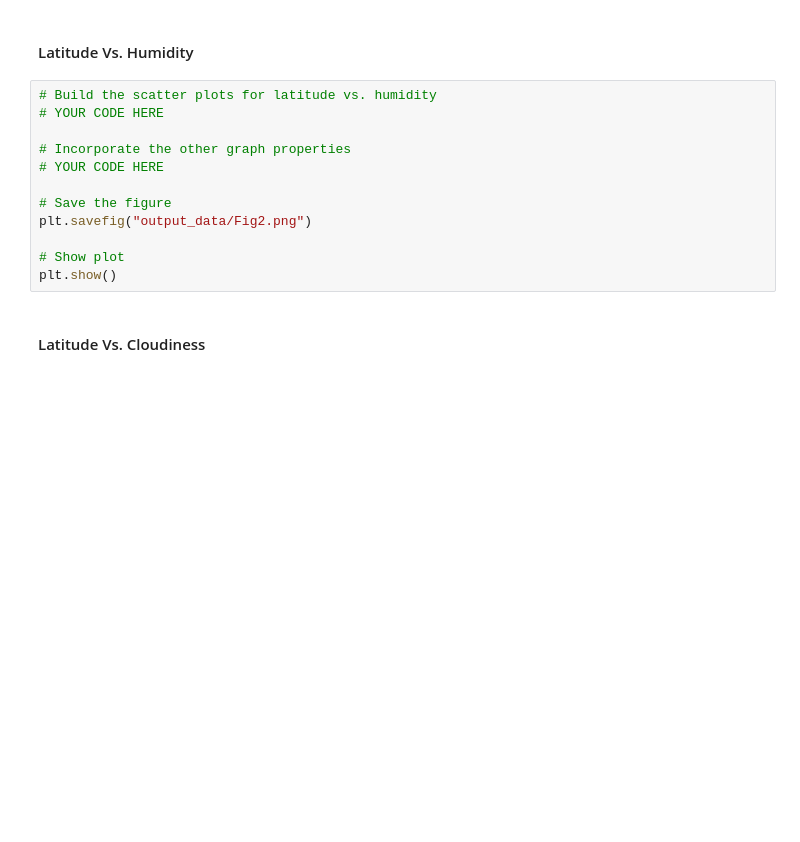
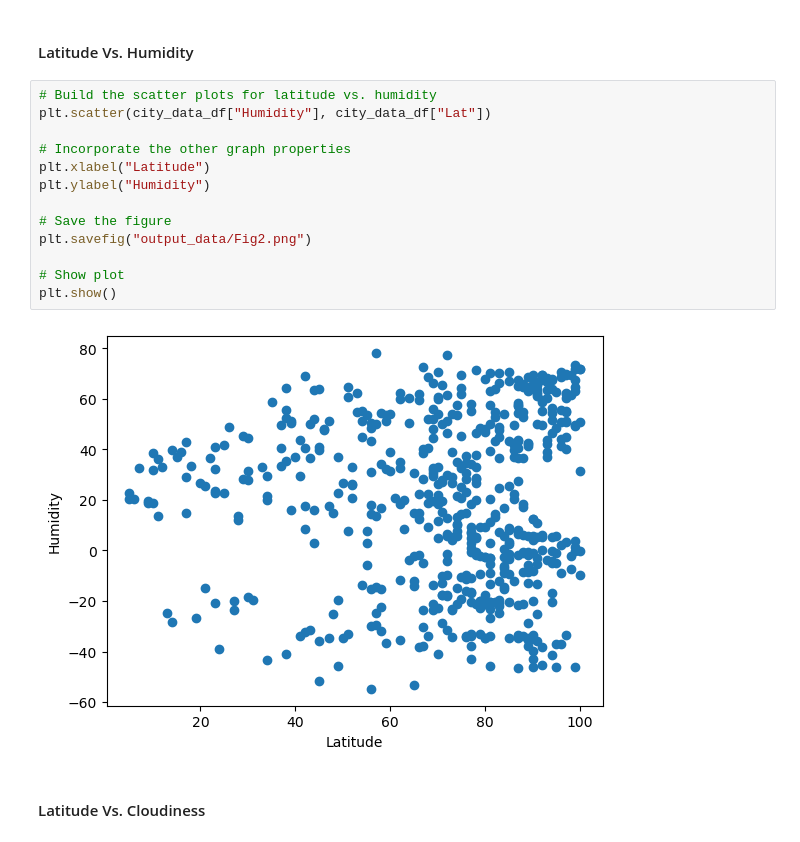
Before and after one commit to johnsonjulien/python-api-challenge, a Jupyter notebook: WeatherPy.ipynb, the cells around one changed output. Drawn from its saved outputs; the diff is of its cells as text; blank space fills up the shorter version.

```diff
--- a/WeatherPy.ipynb
+++ b/WeatherPy.ipynb
@@ -166,16 +227,19 @@ plt.show()
 #### Latitude Vs. Humidity
 # %%
 # Build the scatter plots for latitude vs. humidity
-# YOUR CODE HERE
+plt.scatter(city_data_df["Humidity"], city_data_df["Lat"])
 
 # Incorporate the other graph properties
-# YOUR CODE HERE
+plt.xlabel("Latitude")
+plt.ylabel("Humidity")
 
 # Save the figure
 plt.savefig("output_data/Fig2.png")
 
 # Show plot
 plt.show()
+# %% [output]
+[figure, added]
 # %% [markdown]
 #### Latitude Vs. Cloudiness
 # %%
```
Also changed, not shown: parts of 35 cells of this notebook, 7 other files.
